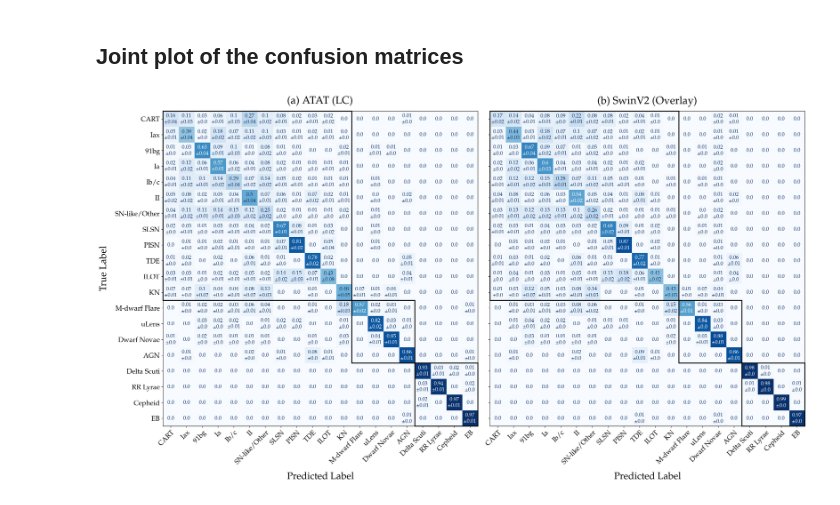
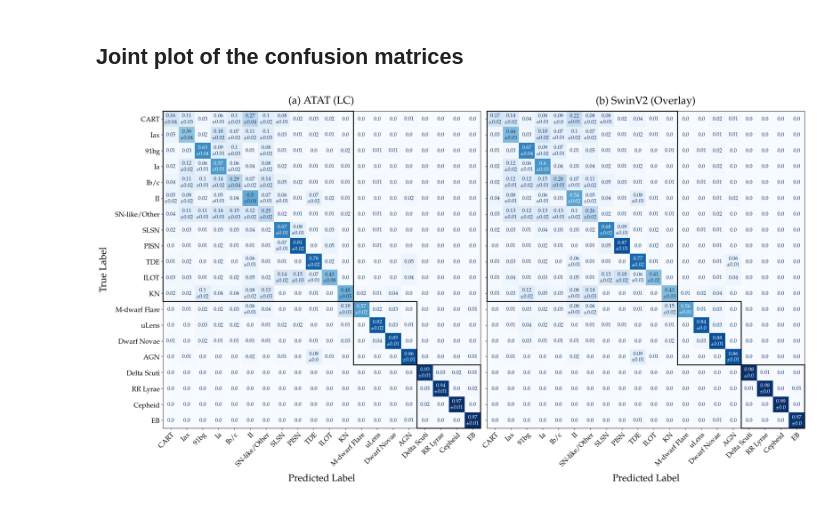
Before and after one commit to dnlmoreno/VT_Model_for_LightCurves_Classification, a Jupyter notebook: notebooks/vis_confusion_matrices_elasticc_1.ipynb, the cells around one changed output. Saved outputs shown, nothing was run; the diff lists cells and outputs as text; code cells hidden in the pictures.

```diff
--- a/notebooks/vis_confusion_matrices_elasticc_1.ipynb
+++ b/notebooks/vis_confusion_matrices_elasticc_1.ipynb
@@ -254,6 +254,8 @@ titles = ['(a) ATAT (LC)', '(b) SwinV2 (Overlay)']
 mean_matrices_col = [mean_matrix_lc, mean_matrix_swinv2]
 std_matrices_col = [std_matrix_lc, std_matrix_swinv2]
 
+plt.subplots_adjust(wspace=-0.9)  # Reduce horizontal space
+
 for cont, (ax, mean_matrix, std_matrix) in enumerate(zip(axes, mean_matrices_col, std_matrices_col)):
     im = ax.imshow(np.around(mean_matrix, decimals=2), interpolation='nearest', cmap=cmap)
 
@@ -263,7 +265,7 @@ for cont, (ax, mean_matrix, std_matrix) in enumerate(zip(axes, mean_matrices_col
     # Añadiendo manualmente las anotaciones con la media y desviación estándar
     for i in range(mean_matrix.shape[0]):
         for j in range(mean_matrix.shape[1]):
-            if mean_matrix[i, j] >= 0.005:
+            if mean_matrix[i, j] >= 0.05:
                 #print(mean_matrix[i, j])
                 text = f'{np.around(mean_matrix[i, j], decimals=2)}\n±{np.around(std_matrix[i, j], decimals=2)}'
                 color = "white" if mean_matrix[i, j] > 0.5 else new_color  # Blanco para la diagonal, tono de azul para otras celdas
@@ -283,31 +285,31 @@ for cont, (ax, mean_matrix, std_matrix) in enumerate(zip(axes, mean_matrices_col
     #plt.setp(ax.get_xticklabels(), rotation=45, ha='center', va='top', rotation_mode="default")
 
     ax.xaxis.label.set_size(20)
     ax.yaxis.label.set_size(20)
     ax.xaxis.labelpad = 13
     ax.yaxis.labelpad = 13
 
     ax.set_title(titles[cont], fontsize=23, pad=16)
     ax.set_xlabel('Predicted Label', fontsize=21)
 
     if cont == 0:
         ax.set_ylabel('True Label', fontsize=21)
 
     for class_list in class_hierarchy.values():
         indices = [order_classes.index(label_name) for label_name in class_list if label_name in order_classes]
         if indices:
             min_idx, max_idx = min(indices), max(indices)
             rect = patches.Rectangle(
                 (min_idx - 0.5, min_idx - 0.5),  # Esquina superior izquierda
                 max_idx - min_idx + 1,  # Ancho
                 max_idx - min_idx + 1,  # Alto
                 linewidth=2, edgecolor="black", facecolor='none', clip_on=False
             )
             ax.add_patch(rect)
 
 plt.tight_layout()
 os.makedirs(path_save_results, exist_ok=True)
 plt.savefig(f"{path_save_results}/cm_ATAT_SwinV2.pdf", format="pdf", bbox_inches="tight")
 plt.show()
 # %% [output]
-[figure, old version]
+[figure, new version]
```
Also changed, not shown: 4 other files.
